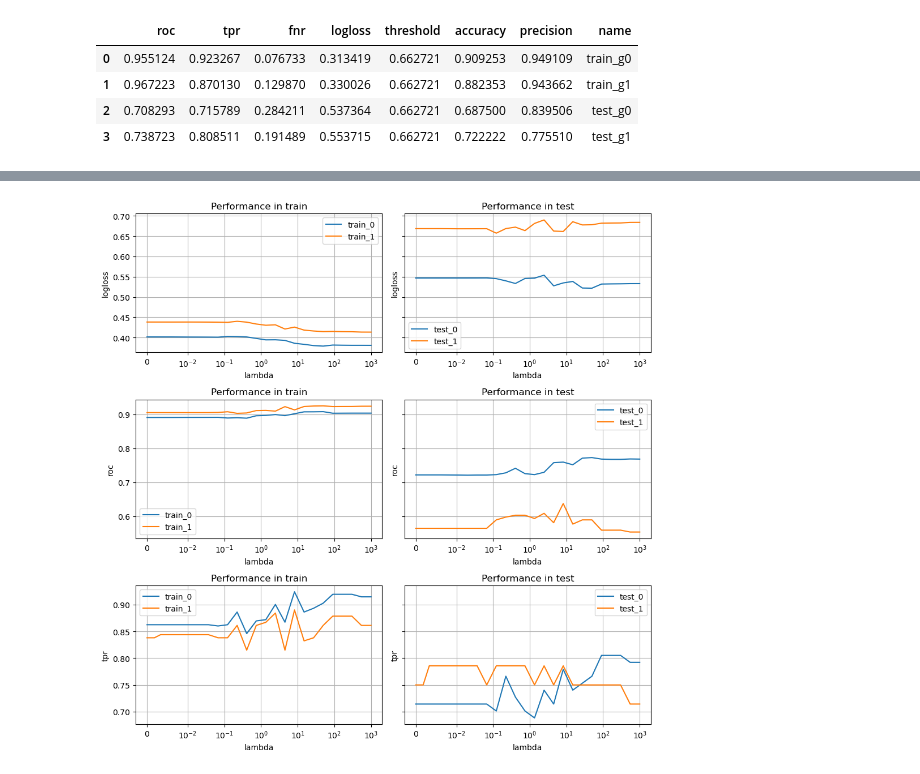
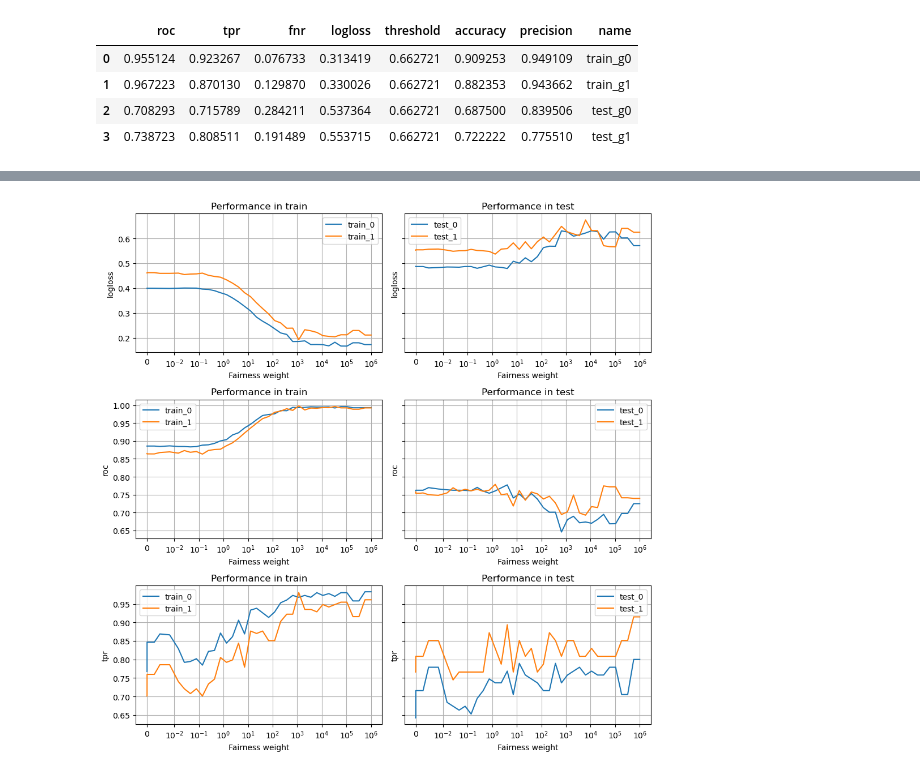
Before and after one commit to hiaac-finance/m2fgb, a Jupyter notebook: notebooks/german_tests.ipynb, the cells around one changed output, grey strips where cells are left out. Drawn from its saved outputs; the diff is of its cells as text; code cells hidden in the pictures.

Commit message:
some changes to experiments with dual fair boost

```diff
--- a/notebooks/german_tests.ipynb
+++ b/notebooks/german_tests.ipynb
@@ -227,20 +121,0 @@ s
-# %%
-lambda_values = np.append([0],np.logspace(-3, 3, num=20))
-results = []
-for lambda_value in tqdm(lambda_values):
-    model = models.XGBoostWrapper(
-        objective = obj_penalize_group_1(0, lambda_value),
-        n_estimators = 20,
-        colsample_bytree = 0.5,
-        max_depth = 4,
-        min_child_weight = 1e-2,
-    )
-    model.fit(X_train, Y_train)
-    results_df = utils.eval_model_train_test(
-        model,
-        X_train, Y_train, subgroup_train,
-        X_test, Y_test, subgroup_test,
-    )
-    results_df["lambda"] = lambda_value
-    results.append(results_df)
-results = pd.concat(results)
@@ -326,0 +199,6 @@ def penalize_max_loss_subgroups(subgroup_idx, fair_weight):
+# %%
+dual_model = models.XGBoostWrapper(
+    objective = penalize_max_loss_subgroups(0, 1),
+    **best_params
+)
+dual_model.fit(X_train, Y_train);
@@ -327,18 +217,20 @@ def penalize_max_loss_subgroups(subgroup_idx, fair_weight):
 # %%
-lambda_values = np.append([0],np.logspace(-3, 3, num=24))
+lambda_values = np.append([0],np.logspace(-6, 6, num=50))
 results = []
 for lambda_value in tqdm(lambda_values):
-    cv = GridSearchCV(models.XGBoostWrapper(objective = penalize_max_loss_subgroups(0, lambda_value)), parameters, scoring = "roc_auc")
-    cv.fit(X_train, Y_train)
+    dual_model_ = models.XGBoostWrapper(
+        objective = penalize_max_loss_subgroups(0, lambda_value),
+        **best_params
+    )
+    dual_model_.fit(X_train, Y_train);
     results_df = utils.eval_model_train_test(
-        cv,
-        X_train, Y_train, subgroup_train,
-        X_test, Y_test, subgroup_test,
+        dual_model_,
+        X_train, Y_train, A_train,
+        X_test, Y_test, A_test,
     )
     results_df["lambda"] = lambda_value
-    results_df["best_params"] = str(cv.best_params_)
     results.append(results_df)
 results = pd.concat(results)
 utils.comparison_subgrous_metrics_lambda(results)
 # %% [output]
-[figure, old version]
+[figure, new version]
```
Also changed, not shown: parts of 22 cells of this notebook, 1 other file.
